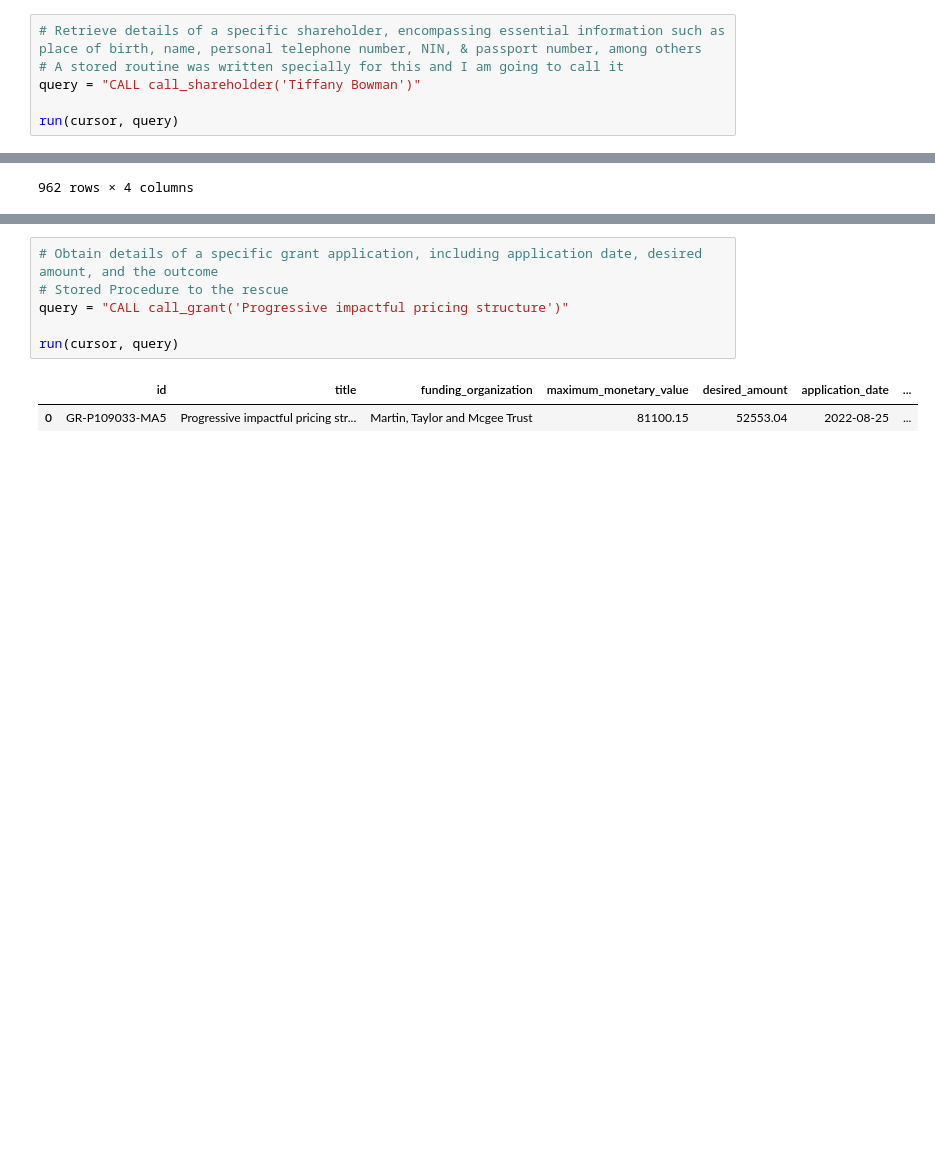
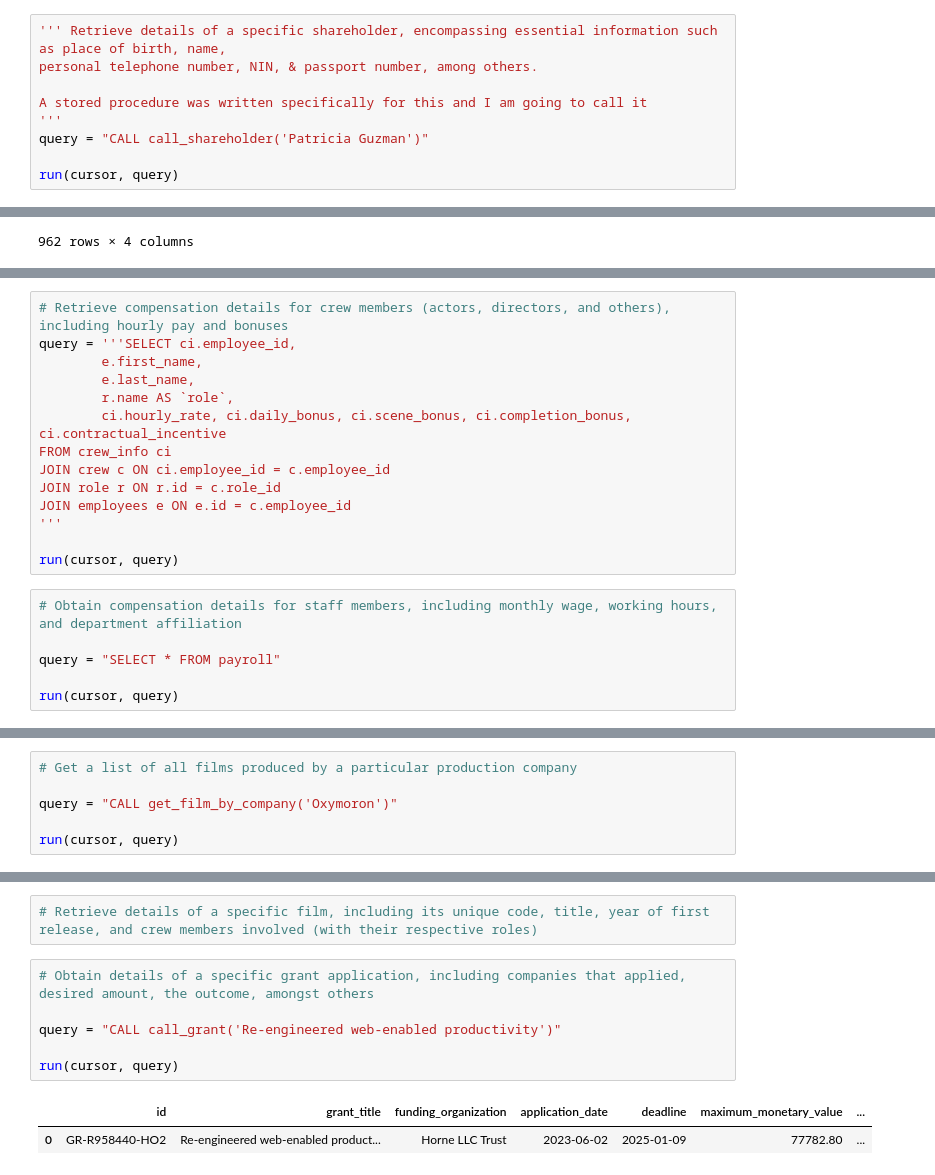
Before and after one commit to chik0di/eu-film-db, a Jupyter notebook: functional_requirements.ipynb, the cells around one changed output, grey strips where cells are left out. Cells and saved outputs as stored; diff of their text form; blank space fills up the shorter version.

```diff
--- a/functional_requirements.ipynb
+++ b/functional_requirements.ipynb
@@ -57,7 +86,10 @@ run(cursor, query)
 # %%
-# Retrieve details of a specific shareholder, encompassing essential information such as place of birth, name, personal telephone number, NIN, & passport number, among others
-# A stored routine was written specially for this and I am going to call it
-query = "CALL call_shareholder('Tiffany Bowman')"
+''' Retrieve details of a specific shareholder, encompassing essential information such as place of birth, name,
+personal telephone number, NIN, & passport number, among others.
+
+A stored procedure was written specifically for this and I am going to call it
+'''
+query = "CALL call_shareholder('Patricia Guzman')"
 
 run(cursor, query)
 # %% [output]
@@ -85,0 +124,20 @@ run(cursor, query)
+# %%
+# Retrieve compensation details for crew members (actors, directors, and others), including hourly pay and bonuses
+query = '''SELECT ci.employee_id,
+		e.first_name,
+        e.last_name,
+        r.name AS `role`,
+        ci.hourly_rate, ci.daily_bonus, ci.scene_bonus, ci.completion_bonus, ci.contractual_incentive
+FROM crew_info ci
+JOIN crew c ON ci.employee_id = c.employee_id
+JOIN role r ON r.id = c.role_id
+JOIN employees e ON e.id = c.employee_id
+'''
+
+run(cursor, query)
+# %%
+# Obtain compensation details for staff members, including monthly wage, working hours, and department affiliation
+
+query = "SELECT * FROM payroll"
+
+run(cursor, query)
@@ -85,0 +158,6 @@ run(cursor, query)
+# %%
+# Get a list of all films produced by a particular production company
+
+query = "CALL get_film_by_company('Oxymoron')"
+
+run(cursor, query)
@@ -86,10 +182,12 @@ run(cursor, query)
+# %%
+# Retrieve details of a specific film, including its unique code, title, year of first release, and crew members involved (with their respective roles)
 # %%
-# Obtain details of a specific grant application, including application date, desired amount, and the outcome
-# Stored Procedure to the rescue
-query = "CALL call_grant('Progressive impactful pricing structure')"
+# Obtain details of a specific grant application, including companies that applied, desired amount, the outcome, amongst others
+
+query = "CALL call_grant('Re-engineered web-enabled productivity')"
 
 run(cursor, query)
 # %% [output]
-|  | id | title | funding_organization | maximum_monetary_value | desired_amount | application_date | ... |
-| 0 | GR-P109033-MA5 | Progressive impactful pricing str... | Martin, Taylor and Mcgee Trust | 81100.15 | 52553.04 | 2022-08-25 | ... |
+|  | id | grant_title | funding_organization | application_date | deadline | maximum_monetary_value | ... |
+| 0 | GR-R958440-HO2 | Re-engineered web-enabled product... | Horne LLC Trust | 2023-06-02 | 2025-01-09 | 77782.80 | ... |
 # %%
```
Also changed, not shown: parts of 10 cells of this notebook.
